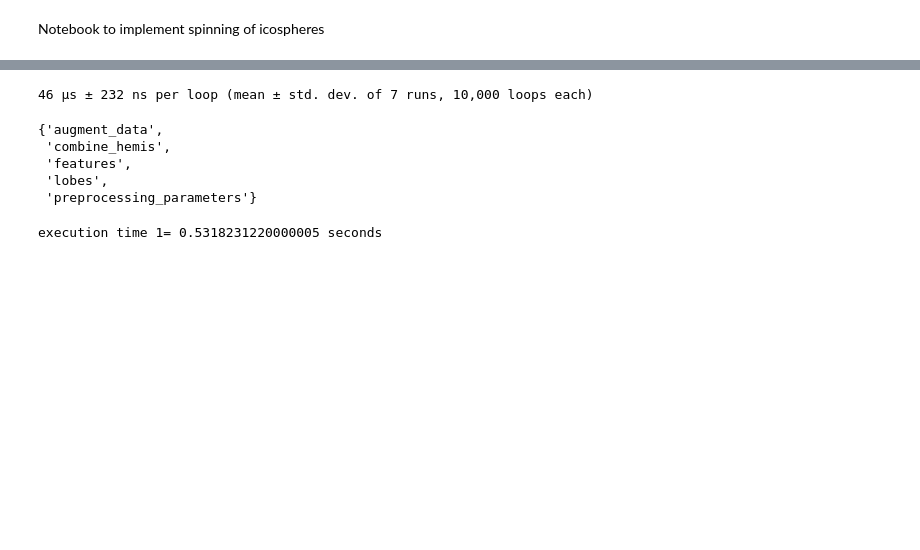
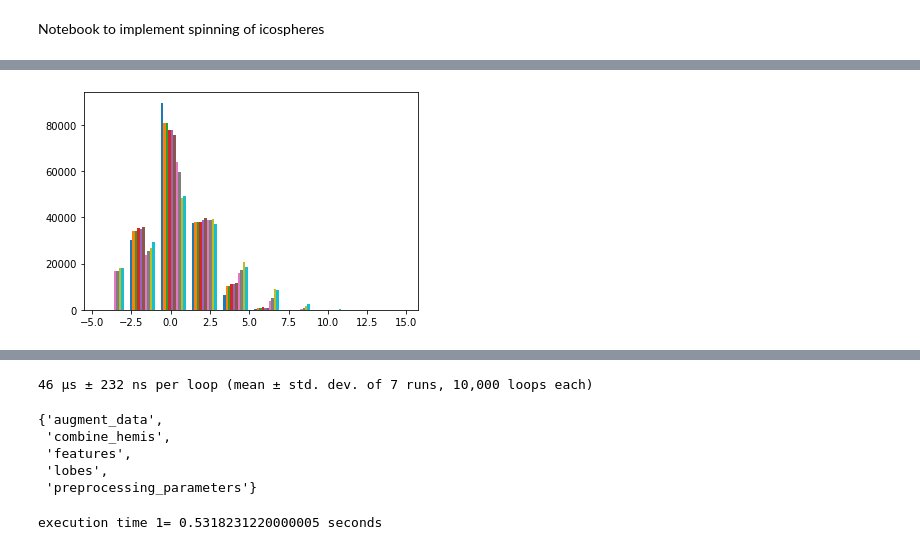
Before and after one commit to MELDProject/meld_graph, a Jupyter notebook: notebooks/augment_transform_test.ipynb, the cells around one changed output, grey strips where cells are left out. Cells and saved outputs as stored; diff of their text form; code cells hidden in the pictures; blank space fills up the shorter version.

```diff
--- a/notebooks/augment_transform_test.ipynb
+++ b/notebooks/augment_transform_test.ipynb
@@ -109,0 +108,13 @@ execution time all = 0.44974374999999966 seconds
+# %%
+params = config.data_parameters
+params['augment_data'] = {'spinning': {'p': 0.2, 'file': 'data/spinning/spinning_ico7_10.npy'},
+ 'warping': {'p': 0.2, 'file': 'data/warping/warping_ico7_10.npy'},
+ 'noise': {'p': 0.15},
+ 'blur': {'p': 0.2},
+ 'brightness': {'p': 0.15},
+ 'contrast': {'p': 0.15},
+ 'low_res': {'p': 0.25},
+ 'gamma': {'p': 0.15},
+ 'flipping': {'p': 0.5, 'file': 'data/flipping/flipping_ico7_3.npy'}}
+# %%
+augment = Augment(params['augment_data'])
@@ -109,0 +233,5 @@ execution time all = 0.44974374999999966 seconds
+# %%
+d = np.zeros((10,len(dataset_augment['x'][:,0].numpy())))
+for k in np.arange(10):
+    dataset_augment = dataset.get(0)
+    d[k]=dataset_augment['x'][:,0].numpy()
@@ -109,0 +255,4 @@ execution time all = 0.44974374999999966 seconds
+# %%
+plt.hist(d.T);
+# %% [output]
+[figure, added]
```
Also changed, not shown: parts of 19 cells of this notebook.
